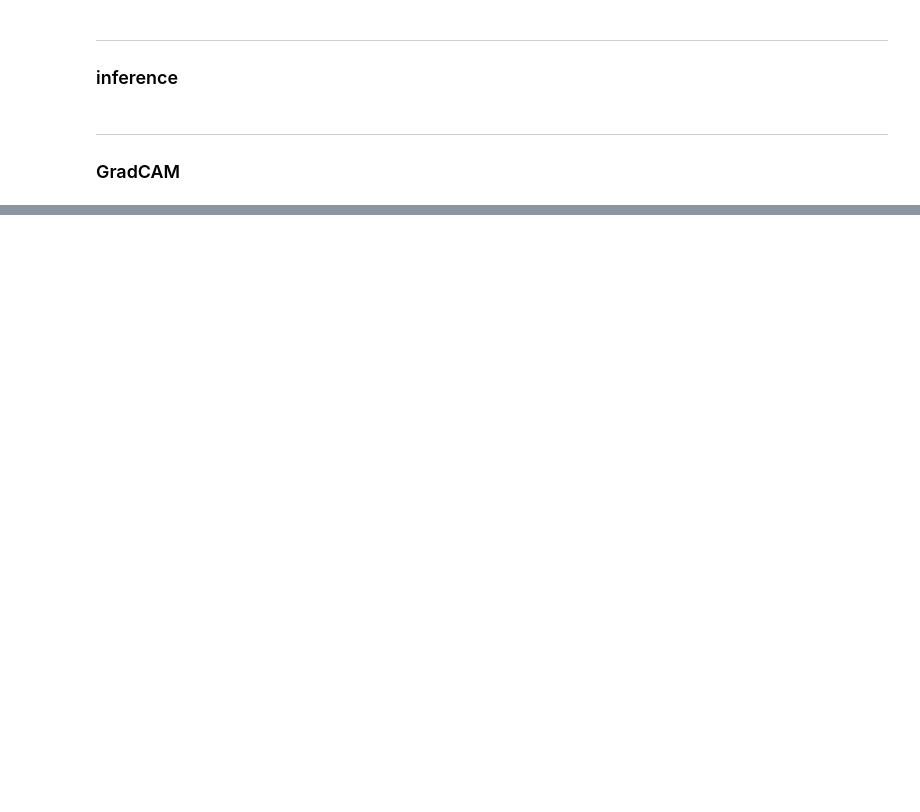
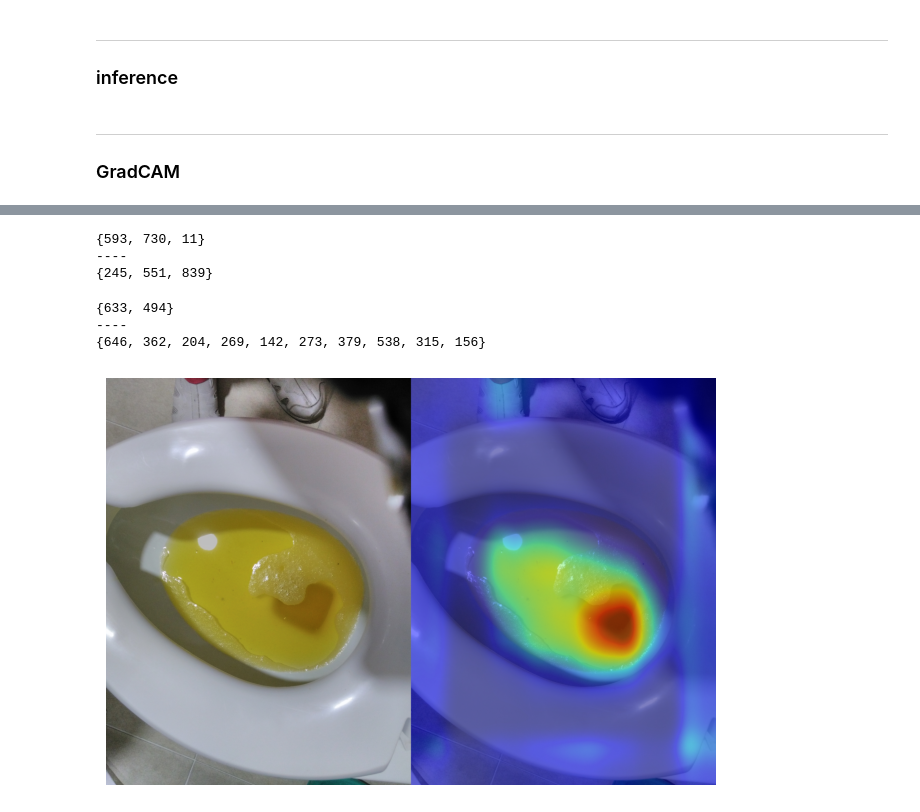
Before and after one commit to bub3690/Bowel_Movement_Cleaness, a Jupyter notebook: EDA/GradCam.ipynb, the cells around one changed output, grey strips where cells are left out. Drawn from its saved outputs; the diff is of its cells as text; code cells hidden in the pictures; blank space fills up the shorter version.

```diff
--- a/EDA/GradCam.ipynb
+++ b/EDA/GradCam.ipynb
@@ -199,0 +286,18 @@ for idx, path in enumerate(wrong_answer):
+# %%
+def get_num(file_str):
+    #리눅스용
+    return int(file_str.split("/")[-1].split(".")[0])
+
+bright=pd.read_csv("./wrong_brightness.csv")
+bright=bright['files'].tolist()
+bright=list(map(get_num,bright))
+
+
+
+wrongs=pd.read_csv("./wrong_baseline.csv")
+wrongs=wrongs['files'].tolist()
+wrongs=list(map(get_num,wrongs))
+
+print(set(wrongs)- set(bright))
+print("----")
+print(set(bright)- set(wrongs))
@@ -199,0 +340,61 @@ for idx, path in enumerate(wrong_answer):
+# %%
+bright=pd.read_csv("./wrong_shadow_1005.csv")
+bright=bright['files'].tolist()
+bright=list(map(get_num,bright))
+
+wrongs=pd.read_csv("./wrong_baseline_1005.csv")
+wrongs=wrongs['files'].tolist()
+wrongs=list(map(get_num,wrongs))
+
+print(set(wrongs)- set(bright))
+print("----")
+print(set(bright)- set(wrongs))
+# %% [output]
+{593, 730, 11}
+----
+{245, 551, 839}
+# %%
+bright=pd.read_csv("./wrong_erase_1004.csv")
+bright=bright['files'].tolist()
+bright=list(map(get_num,bright))
+
+wrongs=pd.read_csv("./wrong_baseline.csv")
+wrongs=wrongs['files'].tolist()
+wrongs=list(map(get_num,wrongs))
+
+print(set(wrongs)- set(bright))
+print("----")
+print(set(bright)- set(wrongs))
+# %% [output]
+{633, 494}
+----
+{646, 362, 204, 269, 142, 273, 379, 538, 315, 156}
+# %%
+cam_extractor = SmoothGradCAMpp(model,target_layer="model.layer4")
+# Get your input
+
+find_num = 401
+
+for idx, path in enumerate(file_list):
+    if find_num != get_num(path):
+        print()
+        continue
+    img = read_image(path)
+    # Preprocess it for your chosen model
+    input_tensor = normalize(resize(img, (512, 512)) / 255., [0.485, 0.456, 0.406], [0.229, 0.224, 0.225])
+
+    # Preprocess your data and feed it to the model
+    out = model(input_tensor.unsqueeze(0).to(device))
+    # Retrieve the CAM by passing the class index and the model output
+    activation_map = cam_extractor(out.squeeze(0).argmax().item(), out)
+
+    # Resize the CAM and overlay it
+    result = overlay_mask(to_pil_image(img), to_pil_image(activation_map[0].squeeze(0), mode='F'), alpha=0.5)
+    result = get_concat_h(to_pil_image(img), result)
+
+    # Display it & save
+    plt.imshow(result); plt.axis('off'); plt.tight_layout(); #plt.show()
+    plt.savefig('./gradcam_erase_1004/%04d.png'%(get_num(path)))
+    #plt.savefig('./gradcam/%04d.png'%(idx))
+# %% [output]
+[figure, added]
```
Also changed, not shown: parts of 15 cells of this notebook, 4 other files.
